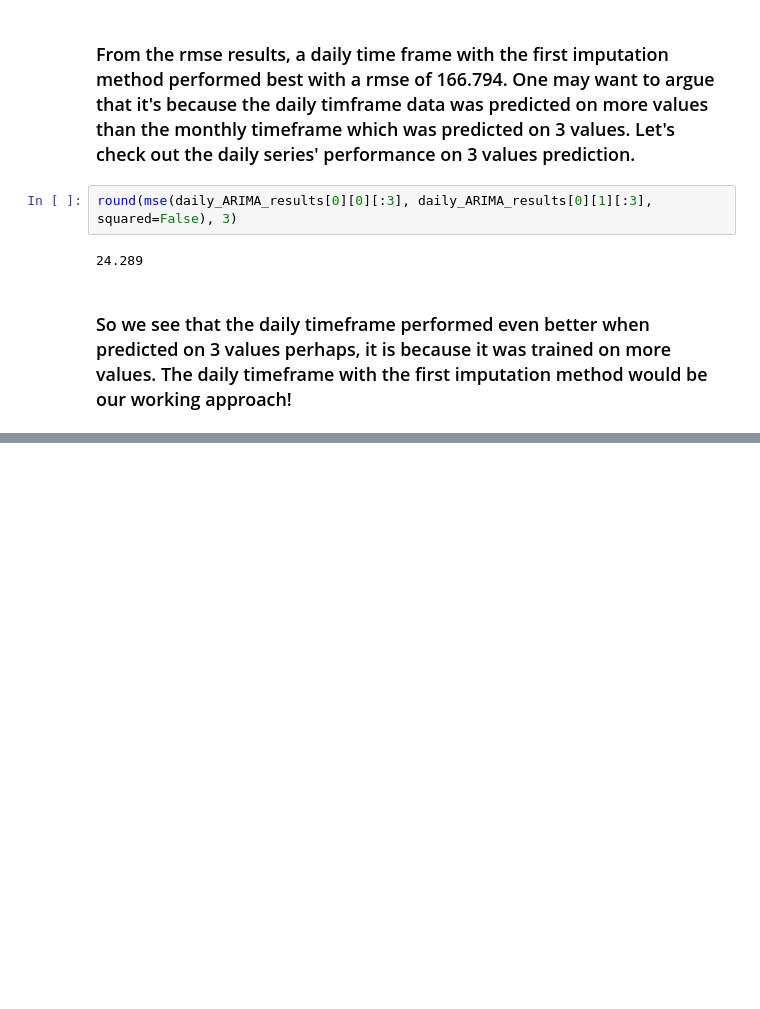
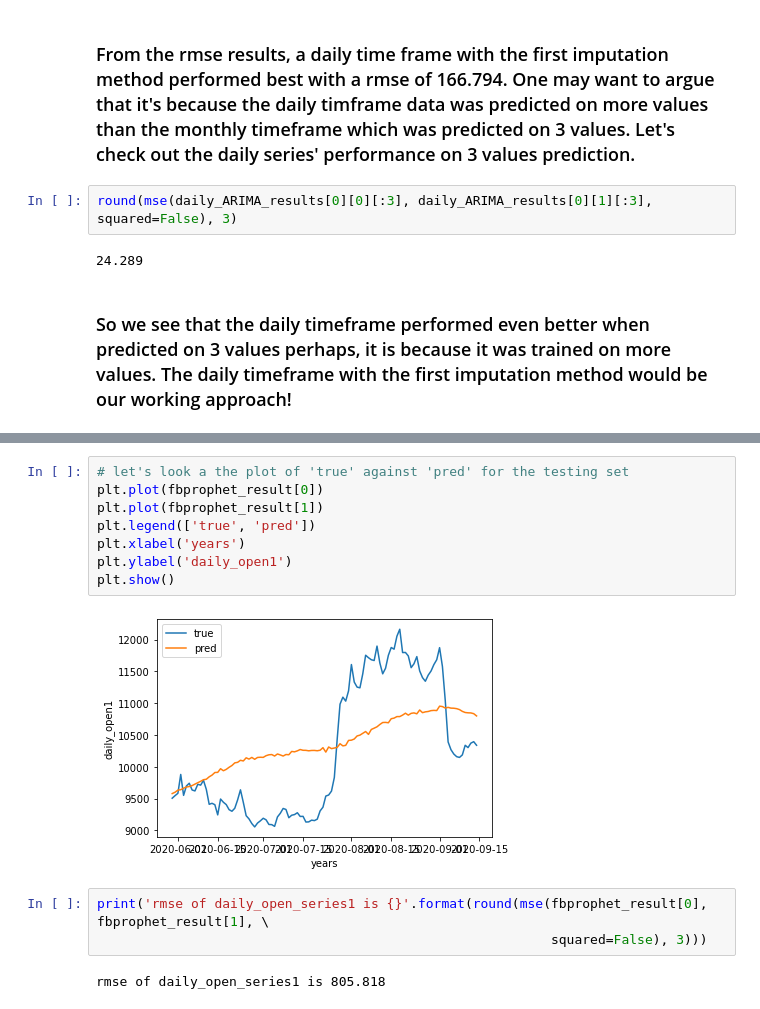
Before and after one commit to HamoyeHQ/05-bitcoin-trading, a Jupyter notebook: Open column time series.ipynb, the cells around one changed output, grey strips where cells are left out. Drawn from its saved outputs; the diff is of its cells as text; blank space fills up the shorter version.

```diff
--- a/Open column time series.ipynb
+++ b/Open column time series.ipynb
@@ -741,0 +778,15 @@ round(mse(daily_ARIMA_results[0][0][:3], daily_ARIMA_results[0][1][:3], squared=
+# %%
+# let's look a the plot of 'true' against 'pred' for the testing set
+plt.plot(fbprophet_result[0])
+plt.plot(fbprophet_result[1])
+plt.legend(['true', 'pred'])
+plt.xlabel('years')
+plt.ylabel('daily_open1')
+plt.show()
+# %% [output]
+[figure, added]
+# %%
+print('rmse of daily_open_series1 is {}'.format(round(mse(fbprophet_result[0], fbprophet_result[1], \
+                                                          squared=False), 3)))
+# %% [output]
+rmse of daily_open_series1 is 805.818
```
Also changed, not shown: parts of 5 cells of this notebook.
